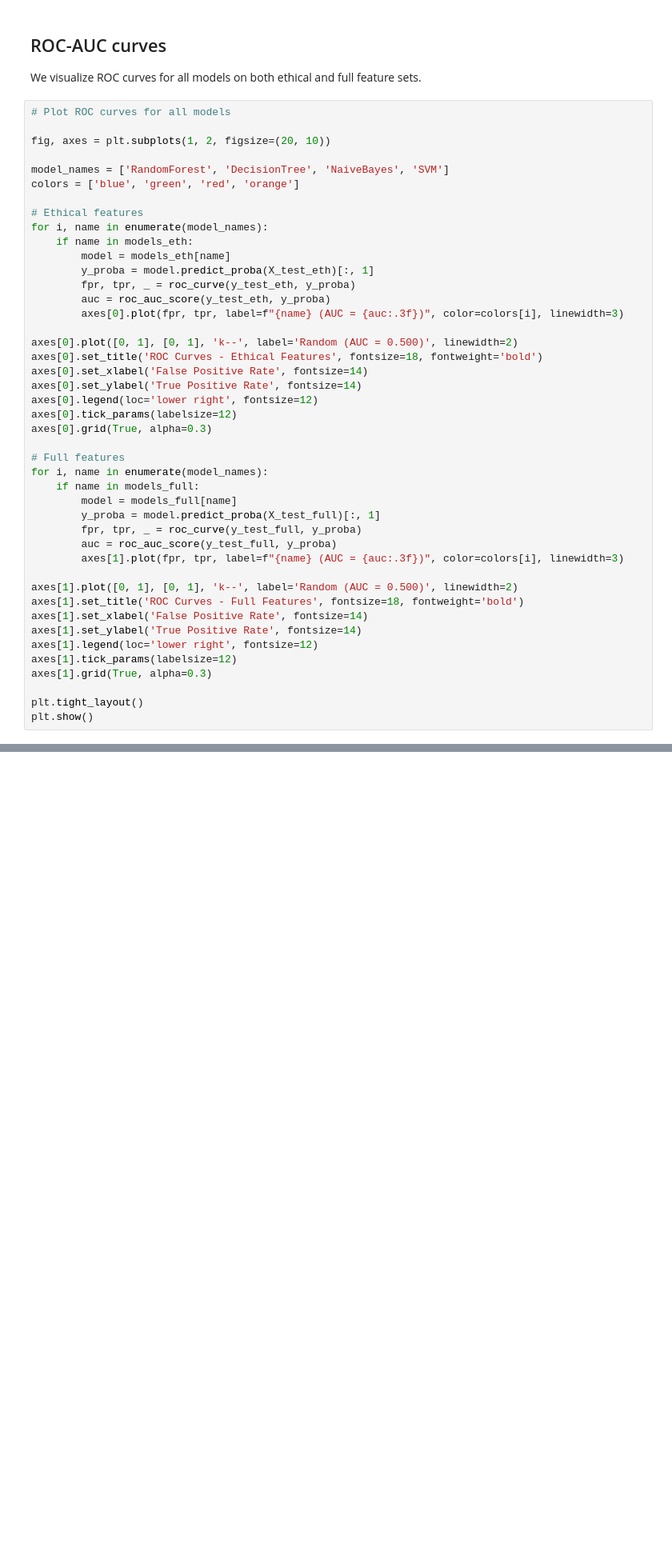
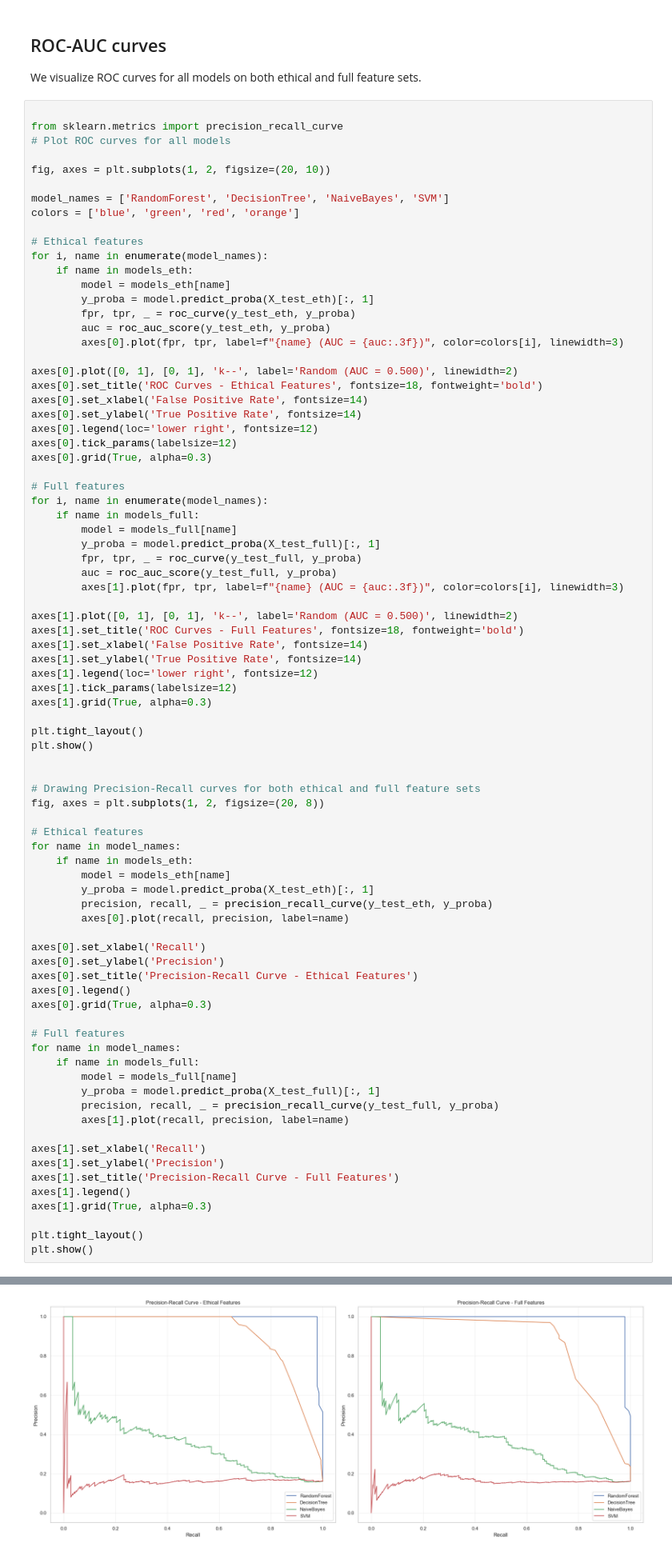
Before and after one commit to Low8/AI-group_5, a Jupyter notebook: project.ipynb, the cells around one changed output, grey strips where cells are left out. Shown at 80% size. Saved outputs shown, nothing was run; the diff lists cells and outputs as text; blank space fills up the shorter version.

Commit message:
added precision-recall curve for both

```diff
--- a/project.ipynb
+++ b/project.ipynb
@@ -516,6 +516,8 @@ ROC-AUC: 0.498
 
 We visualize ROC curves for all models on both ethical and full feature sets.
 # %%
+
+from sklearn.metrics import precision_recall_curve
 # Plot ROC curves for all models
 
 fig, axes = plt.subplots(1, 2, figsize=(20, 10))
@@ -534,33 +536,69 @@ for i, name in enumerate(model_names):
 
 axes[0].plot([0, 1], [0, 1], 'k--', label='Random (AUC = 0.500)', linewidth=2)
 axes[0].set_title('ROC Curves - Ethical Features', fontsize=18, fontweight='bold')
 axes[0].set_xlabel('False Positive Rate', fontsize=14)
 axes[0].set_ylabel('True Positive Rate', fontsize=14)
 axes[0].legend(loc='lower right', fontsize=12)
 axes[0].tick_params(labelsize=12)
 axes[0].grid(True, alpha=0.3)
 
 # Full features
 for i, name in enumerate(model_names):
     if name in models_full:
         model = models_full[name]
         y_proba = model.predict_proba(X_test_full)[:, 1]
         fpr, tpr, _ = roc_curve(y_test_full, y_proba)
         auc = roc_auc_score(y_test_full, y_proba)
         axes[1].plot(fpr, tpr, label=f"{name} (AUC = {auc:.3f})", color=colors[i], linewidth=3)
 
 axes[1].plot([0, 1], [0, 1], 'k--', label='Random (AUC = 0.500)', linewidth=2)
 axes[1].set_title('ROC Curves - Full Features', fontsize=18, fontweight='bold')
 axes[1].set_xlabel('False Positive Rate', fontsize=14)
 axes[1].set_ylabel('True Positive Rate', fontsize=14)
 axes[1].legend(loc='lower right', fontsize=12)
 axes[1].tick_params(labelsize=12)
 axes[1].grid(True, alpha=0.3)
 
 plt.tight_layout()
 plt.show()
+
+
+# Drawing Precision-Recall curves for both ethical and full feature sets
+fig, axes = plt.subplots(1, 2, figsize=(20, 8))
+
+# Ethical features
+for name in model_names:
+    if name in models_eth:
+        model = models_eth[name]
+        y_proba = model.predict_proba(X_test_eth)[:, 1]
+        precision, recall, _ = precision_recall_curve(y_test_eth, y_proba)
+        axes[0].plot(recall, precision, label=name)
+
+axes[0].set_xlabel('Recall')
+axes[0].set_ylabel('Precision')
+axes[0].set_title('Precision-Recall Curve - Ethical Features')
+axes[0].legend()
+axes[0].grid(True, alpha=0.3)
+
+# Full features
+for name in model_names:
+    if name in models_full:
+        model = models_full[name]
+        y_proba = model.predict_proba(X_test_full)[:, 1]
+        precision, recall, _ = precision_recall_curve(y_test_full, y_proba)
+        axes[1].plot(recall, precision, label=name)
+
+axes[1].set_xlabel('Recall')
+axes[1].set_ylabel('Precision')
+axes[1].set_title('Precision-Recall Curve - Full Features')
+axes[1].legend()
+axes[1].grid(True, alpha=0.3)
+
+plt.tight_layout()
+plt.show()
 # %% [output]
 [figure]
+[figure, added]
 # %% [markdown]
 ## Observation
 
```
